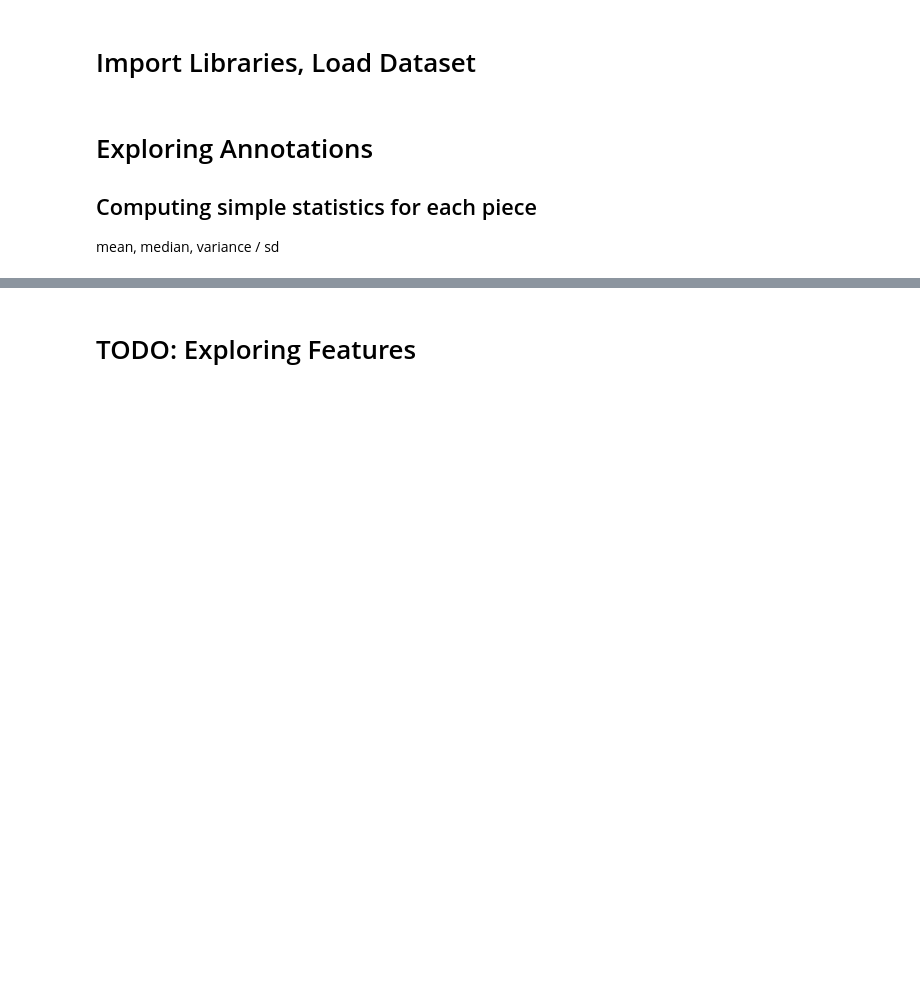
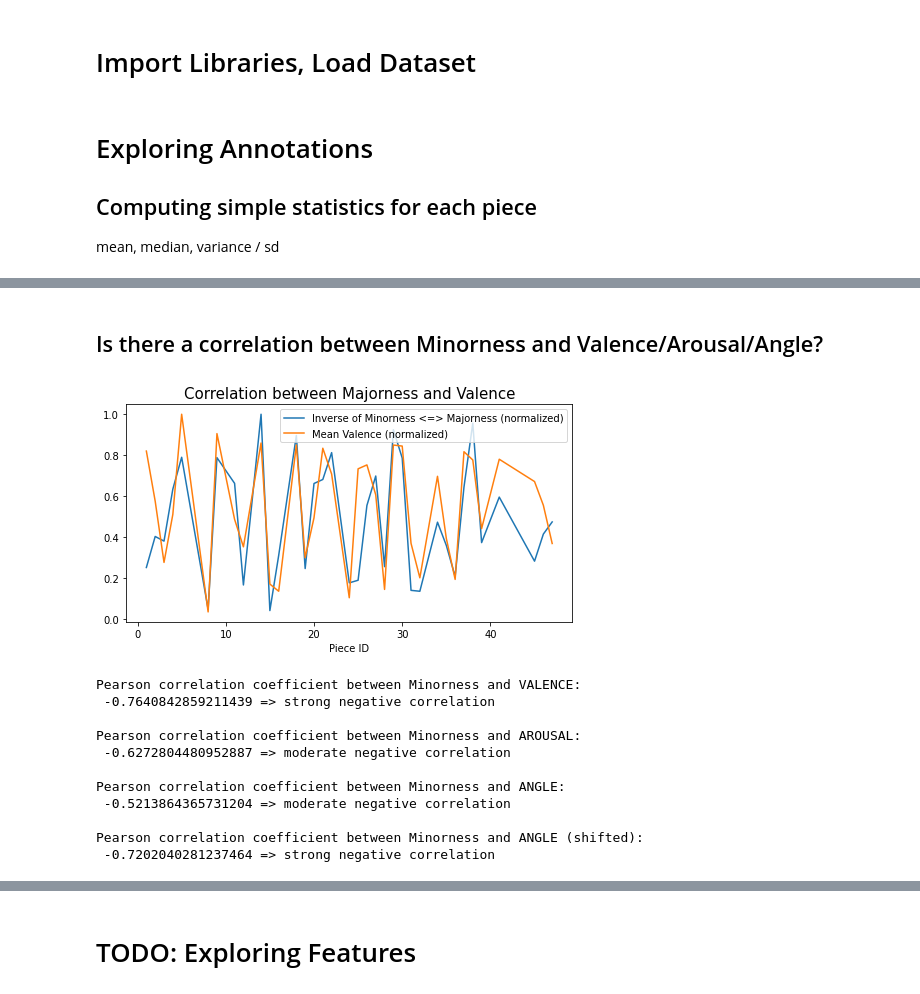
Before and after one commit to sh0w/machine-learning-pattern-classfication, a Jupyter notebook: task2_data_exploration/MLPC.ipynb, the cells around one changed output, grey strips where cells are left out. Drawn from its saved outputs; the diff is of its cells as text; code cells hidden in the pictures; blank space fills up the shorter version.

Commit message:
explore correlation between major/minor feature and annotations

```diff
--- a/task2_data_exploration/MLPC.ipynb
+++ b/task2_data_exploration/MLPC.ipynb
@@ -134,0 +124,75 @@ plt.show()
+# %%
+plot_data["v_mean_normalized"] = (plot_data.v_mean)/5
+plot_data["a_mean_normalized"] = ((plot_data.a_mean)-50)/50.
+plot_data["angle"] = 0.
+plot_data["angle_shifted"] = 0.
+import math
+for piece in piece_ids:
+    a = plot_data.a_mean_normalized[piece]
+    v = plot_data.v_mean_normalized[piece]
+    #print(a,v, math.atan2(v,a))
+    plot_data.at[piece,"angle"] = math.atan2(v,a)
+    plot_data.at[piece,"angle_shifted"] = plot_data.at[piece,"angle"] + np.pi*1/2
+    if plot_data.at[piece,"angle_shifted"] > np.pi:
+        plot_data.at[piece,"angle_shifted"] -= 2* np.pi
+
+    plot_data.at[piece,"radius"] = np.sqrt(a**2 + v**2)
+
+#plot_data
+# %% [markdown]
+## Is there a correlation between Minorness and Valence/Arousal/Angle?
+# %%
+# -> ["01", "02", "03",...,"46", "47"]
+ids_str = ["%02d" % (p,) for p in piece_ids]
+
+piece_minorness = dict()
+for p in range(len(ids_str)):
+    piece = ids_str[p]
+    piece_minorness[piece_ids[p]] = features[features.id.str.match('..-'+piece+'-')].midlevel_features_minorness.mean()
+
+
+# (hab die werte erstmal größer skaliert damit wir gleich besser normieren können)
+min_raw = [-100.*i for i in list(piece_minorness.values())]
+majorness_normalized = [float(v)/max(min_raw) for v in min_raw]
+val_raw = list(plot_data.v_mean)
+
+plt.figure(figsize=(8,4))
+plt.plot(piece_ids, majorness_normalized, label="Inverse of Minorness <=> Majorness (normalized)")
+
+# normieren damit die werte zwischen 0 und 1 sind:
+plt.plot(piece_ids, [(float(i)/max(val_raw) + 1)/2 for i in val_raw] , label="Mean Valence (normalized)")
+plt.legend()
+plt.xlabel("Piece ID")
+plt.title("Correlation between Majorness and Valence", fontsize=15)
+plt.show()
+
+valence_minorness_corr = stats.pearsonr(list(piece_minorness.values()), list(plot_data.v_mean))
+arousal_minorness_corr = stats.pearsonr(list(piece_minorness.values()), list(plot_data.a_mean))
+angle_minorness_corr = stats.pearsonr(list(piece_minorness.values()), list(plot_data.angle))
+angle_minorness_corr2 = stats.pearsonr(list(piece_minorness.values()), list(plot_data.angle_shifted))
+
+
+print("Pearson correlation coefficient between Minorness and VALENCE:\n", valence_minorness_corr[0],
+      "=> strong negative correlation\n")
+
+print("Pearson correlation coefficient between Minorness and AROUSAL:\n", arousal_minorness_corr[0],
+      "=> moderate negative correlation\n")
+
+print("Pearson correlation coefficient between Minorness and ANGLE:\n", angle_minorness_corr[0],
+      "=> moderate negative correlation\n")
+
+print("Pearson correlation coefficient between Minorness and ANGLE (shifted):\n", angle_minorness_corr2[0],
+      "=> strong negative correlation")
+# %% [output]
+[figure, added]
+Pearson correlation coefficient between Minorness and VALENCE:
+ -0.7640842859211439 => strong negative correlation
+
+Pearson correlation coefficient between Minorness and AROUSAL:
+ -0.6272804480952887 => moderate negative correlation
+
+Pearson correlation coefficient between Minorness and ANGLE:
+ -0.5213864365731204 => moderate negative correlation
+
+Pearson correlation coefficient between Minorness and ANGLE (shifted):
+ -0.7202040281237464 => strong negative correlation
```
Also changed, not shown: parts of 6 cells of this notebook.
